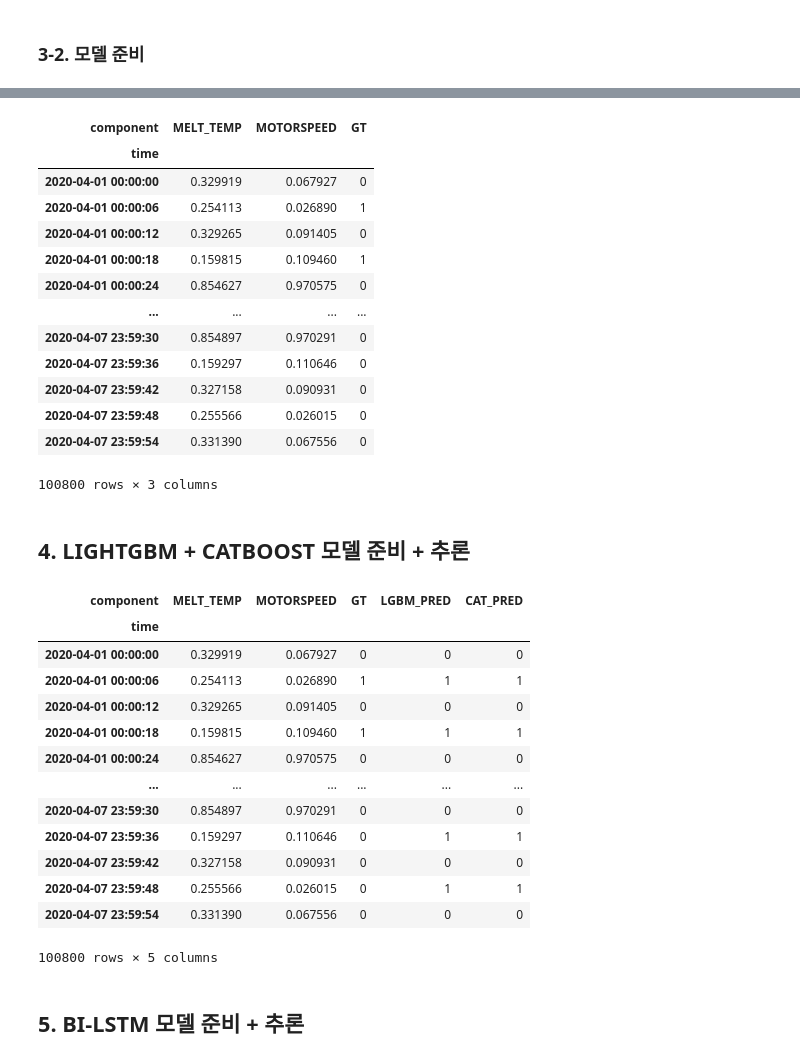
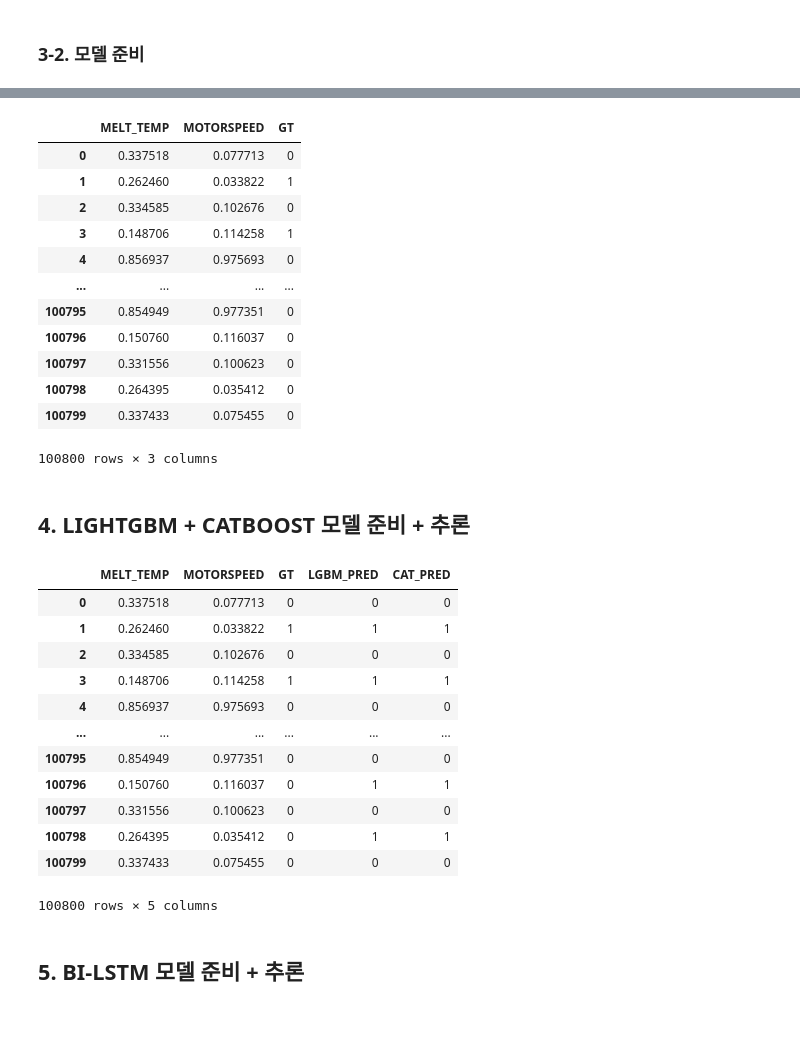
Before and after one commit to san9w9n/KampAI, a Jupyter notebook: 3월학습4월첫째주추론.ipynb, the cells around one changed output, grey strips where cells are left out. Saved outputs shown, nothing was run; the diff lists cells and outputs as text; code cells hidden in the pictures; blank space fills up the shorter version.

```diff
--- a/3월학습4월첫째주추론.ipynb
+++ b/3월학습4월첫째주추론.ipynb
@@ -144,9 +144,14 @@ hour_size = min_size * 60
 day_size = hour_size * 24
 week_size = day_size * 7
 
-pred = model.predict(
-    n=week_size,
-    series=total_x_scaled[:len(total_df[seened_index])],
-    verbose=False
-)
+forecast = []
+
+for i in range(len(total_df[seened_index]), len(total_df[seened_index]) + week_size, min_size):
+    pred = model.predict(
+        n=10,
+        series=total_x_scaled[:i],
+        verbose=False
+    )
+    forecast.extend(pred.values())
+forecast = np.array(forecast)
 # %% [output]
@@ -172,25 +194,27 @@ DatetimeIndex(['2020-04-01 00:00:00', '2020-04-01 00:00:06',
 # %%
-forecasted_df = pred.pd_dataframe()
+forecasted_df = pd.DataFrame(
+    forecast,
+    columns=['MELT_TEMP', 'MOTORSPEED']
+)
 
-ground_truth = total_y_series[pred.time_index].values().reshape(-1, 1).astype(int)
+ground_truth = total_y_series[len(total_df[seened_index]):len(total_df[seened_index])+week_size].values().reshape(-1, 1).astype(int)
 
 forecasted_df['GT'] = ground_truth
 
 forecasted_df
 # %% [output]
-| component | MELT_TEMP | MOTORSPEED | GT |
-| time |  |  |  |
-| 2020-04-01 00:00:00 | 0.329919 | 0.067927 | 0 |
-| 2020-04-01 00:00:06 | 0.254113 | 0.026890 | 1 |
-| 2020-04-01 00:00:12 | 0.329265 | 0.091405 | 0 |
-| 2020-04-01 00:00:18 | 0.159815 | 0.109460 | 1 |
-| 2020-04-01 00:00:24 | 0.854627 | 0.970575 | 0 |
+|  | MELT_TEMP | MOTORSPEED | GT |
+| 0 | 0.337518 | 0.077713 | 0 |
+| 1 | 0.262460 | 0.033822 | 1 |
+| 2 | 0.334585 | 0.102676 | 0 |
+| 3 | 0.148706 | 0.114258 | 1 |
+| 4 | 0.856937 | 0.975693 | 0 |
 | ... | ... | ... | ... |
-| 2020-04-07 23:59:30 | 0.854897 | 0.970291 | 0 |
-| 2020-04-07 23:59:36 | 0.159297 | 0.110646 | 0 |
-| 2020-04-07 23:59:42 | 0.327158 | 0.090931 | 0 |
-| 2020-04-07 23:59:48 | 0.255566 | 0.026015 | 0 |
-| 2020-04-07 23:59:54 | 0.331390 | 0.067556 | 0 |
+| 100795 | 0.854949 | 0.977351 | 0 |
+| 100796 | 0.150760 | 0.116037 | 0 |
+| 100797 | 0.331556 | 0.100623 | 0 |
+| 100798 | 0.264395 | 0.035412 | 0 |
+| 100799 | 0.337433 | 0.075455 | 0 |
 100800 rows × 3 columns
 # %% [markdown]
 ## 4. LIGHTGBM + CATBOOST 모델 준비 + 추론
@@ -210,19 +234,18 @@ forecasted_df['CAT_PRED'] = cat_pred.astype(int)
 # %%
 forecasted_df
 # %% [output]
-| component | MELT_TEMP | MOTORSPEED | GT | LGBM_PRED | CAT_PRED |
-| time |  |  |  |  |  |
-| 2020-04-01 00:00:00 | 0.329919 | 0.067927 | 0 | 0 | 0 |
-| 2020-04-01 00:00:06 | 0.254113 | 0.026890 | 1 | 1 | 1 |
-| 2020-04-01 00:00:12 | 0.329265 | 0.091405 | 0 | 0 | 0 |
-| 2020-04-01 00:00:18 | 0.159815 | 0.109460 | 1 | 1 | 1 |
-| 2020-04-01 00:00:24 | 0.854627 | 0.970575 | 0 | 0 | 0 |
+|  | MELT_TEMP | MOTORSPEED | GT | LGBM_PRED | CAT_PRED |
+| 0 | 0.337518 | 0.077713 | 0 | 0 | 0 |
+| 1 | 0.262460 | 0.033822 | 1 | 1 | 1 |
+| 2 | 0.334585 | 0.102676 | 0 | 0 | 0 |
+| 3 | 0.148706 | 0.114258 | 1 | 1 | 1 |
+| 4 | 0.856937 | 0.975693 | 0 | 0 | 0 |
 | ... | ... | ... | ... | ... | ... |
-| 2020-04-07 23:59:30 | 0.854897 | 0.970291 | 0 | 0 | 0 |
-| 2020-04-07 23:59:36 | 0.159297 | 0.110646 | 0 | 1 | 1 |
-| 2020-04-07 23:59:42 | 0.327158 | 0.090931 | 0 | 0 | 0 |
-| 2020-04-07 23:59:48 | 0.255566 | 0.026015 | 0 | 1 | 1 |
-| 2020-04-07 23:59:54 | 0.331390 | 0.067556 | 0 | 0 | 0 |
+| 100795 | 0.854949 | 0.977351 | 0 | 0 | 0 |
+| 100796 | 0.150760 | 0.116037 | 0 | 1 | 1 |
+| 100797 | 0.331556 | 0.100623 | 0 | 0 | 0 |
+| 100798 | 0.264395 | 0.035412 | 0 | 1 | 1 |
+| 100799 | 0.337433 | 0.075455 | 0 | 0 | 0 |
 100800 rows × 5 columns
 # %% [markdown]
 ## 5. BI-LSTM 모델 준비 + 추론
```
Also changed, not shown: parts of 3 cells of this notebook, 15 other files.
